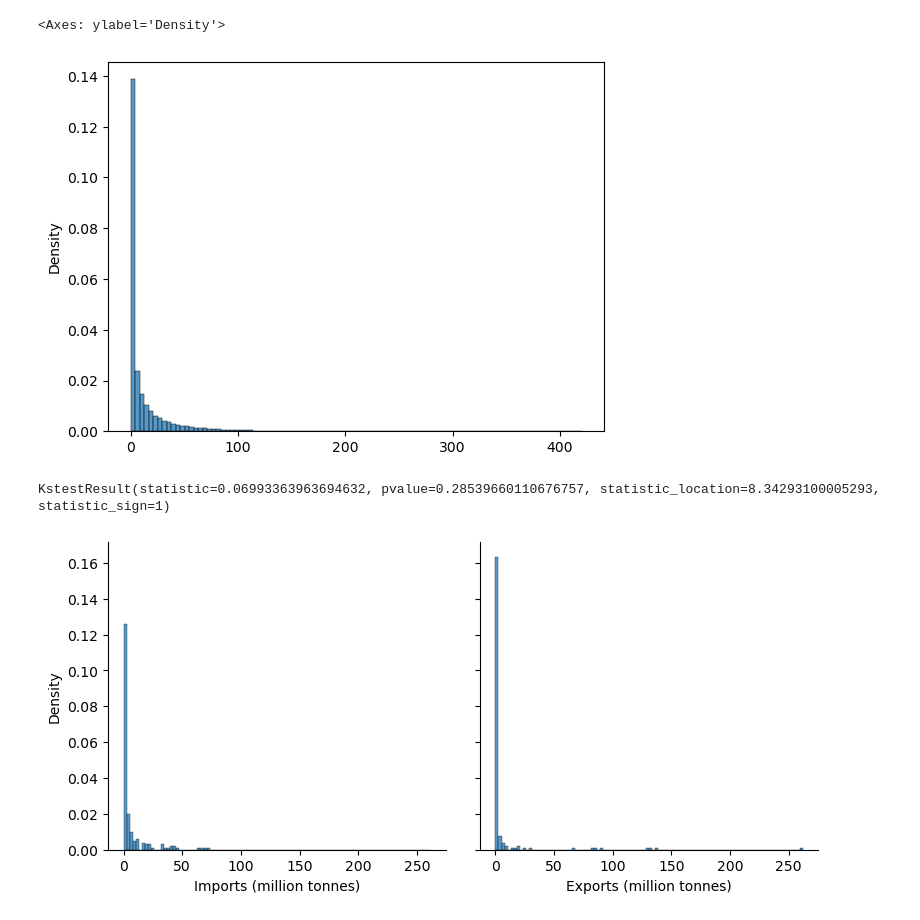
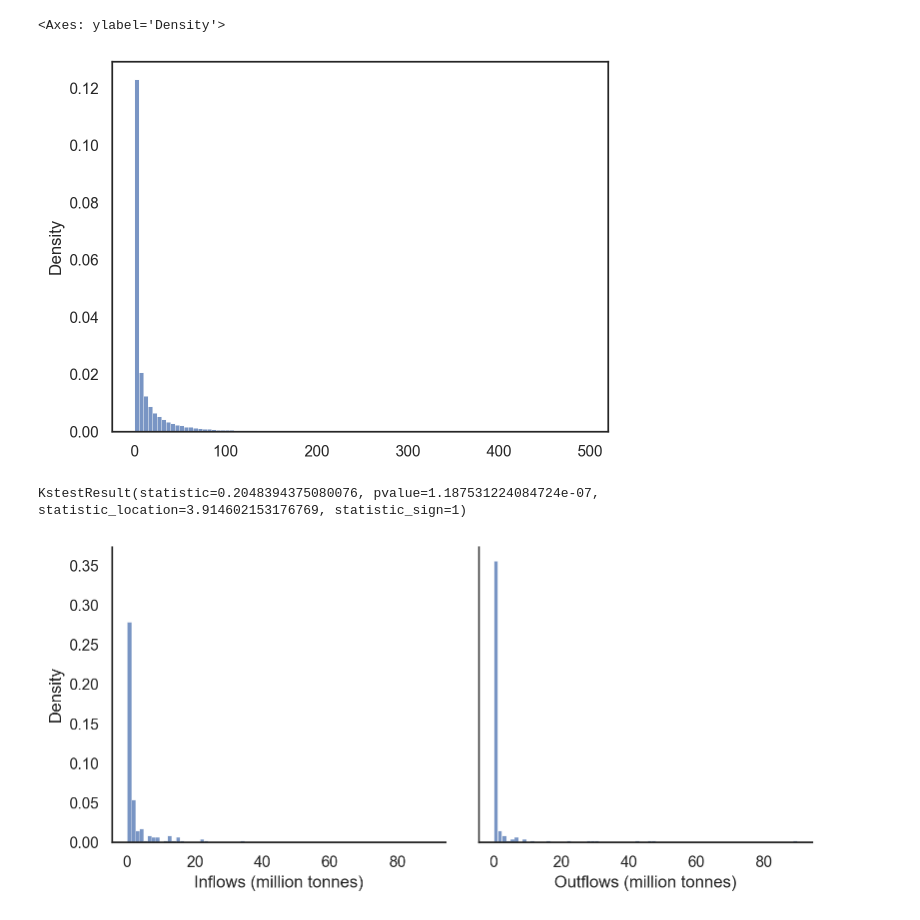
Before and after one commit to shrutijain90/food_trade_networks, a Jupyter notebook: food_trade/flow_prediction/check_distributions.ipynb, the cells around one changed output. Drawn from its saved outputs; the diff is of its cells as text; code cells hidden in the pictures.

Commit message:
re-balancing using all cereal preds and diff algorithm and different figures

```diff
--- a/food_trade/flow_prediction/check_distributions.ipynb
+++ b/food_trade/flow_prediction/check_distributions.ipynb
@@ -13,13 +12,18 @@ from scipy import stats
 from food_trade.demand_supply.balance_trade import get_area_codes, get_prod_matrix, get_trade_matrix, re_export_algo
 import matplotlib.pyplot as plt
 import seaborn as sns
+# %%
+sns.set()
+%config InlineBackend.figure_format = 'retina'
 # %%
-df_country_log_false_thresh_1 = pd.read_parquet('../../data/combined_features/using_supply_mat/df_country_log_false_thresh_1.parquet.gzip')
-df_country_log_true_thresh_1 = pd.read_parquet('../../data/combined_features/using_supply_mat/df_country_log_true_thresh_1.parquet.gzip')
+df_country_log_false_thresh_1 = pd.read_parquet('../../data/combined_features/df_country_log_false_thresh_1.parquet.gzip')
+df_country_log_true_thresh_1 = pd.read_parquet('../../data/combined_features/df_country_log_true_thresh_1.parquet.gzip')
 # %%
 df = df_country_log_false_thresh_1
-trade = df.groupby(['to_iso3']).sum()[['trade']].reset_index().rename(columns={'trade': 'imports', 'to_iso3': 'iso3'}).merge(
-    df.groupby(['from_iso3']).sum()[['trade']].reset_index().rename(columns={'trade': 'exports', 'from_iso3': 'iso3'}), how='outer')
+trade = df.groupby(['to_iso3']).sum()[['supply_cereals_all']].reset_index().rename(
+    columns={'supply_cereals_all': 'imports', 'to_iso3': 'iso3'}).merge(
+    df.groupby(['from_iso3']).sum()[['supply_cereals_all']].reset_index().rename(
+        columns={'supply_cereals_all': 'exports', 'from_iso3': 'iso3'}), how='outer')
 trade = trade.fillna(0)
 # %%
 trade['flows'] = trade['imports'] + trade['exports']
@@ -63,25 +67,28 @@ sample = stats.gamma.rvs(a=0.25, loc=0, scale=50, size=100000)
 sns.histplot(x=sample, stat="density", bins=100)
 # %% [output]
 <Axes: ylabel='Density'>
-[figure, old version]
+[figure, new version]
 # %%
 stats.kstest(trade['flows']/1e6, 'gamma', args=(0.25, 0, 50))
 # %% [output]
-KstestResult(statistic=0.06993363963694632, pvalue=0.28539660110676757, statistic_location=8.34293100005293, statistic_sign=1)
+KstestResult(statistic=0.2048394375080076, pvalue=1.187531224084724e-07, statistic_location=3.914602153176769, statistic_sign=1)
 # %%
 trade = pd.melt(trade, id_vars='iso3', value_vars=['imports', 'exports', 'flows'])
 # %%
 trade['value'] = trade['value'] / 1e6
 # %%
+sns.set_style('white')
 g = sns.displot(
-    trade[trade['variable']!='flows'], x="value", col="variable", bins=100, stat='density', height=4,
+    trade[trade['variable']!='flows'], x="value", col="variable", bins=75,
+    stat='density',
+    height=4,
     col_order=['imports', 'exports'], facet_kws={'sharex': False}
 )
 g.set_titles(col_template="")
-g.axes[0,0].set_xlabel('Imports (million tonnes)')
-g.axes[0,1].set_xlabel('Exports (million tonnes)')
+g.axes[0,0].set_xlabel('Inflows (million tonnes)')
+g.axes[0,1].set_xlabel('Outflows (million tonnes)')
 # g.axes[0,2].set_xlabel('Total Flows (million tonnes)')
 plt.subplots_adjust(wspace = 0.1)
 plt.show()
 # %% [output]
-[figure, old version]
+[figure, new version]
```
Also changed, not shown: parts of 10 cells of this notebook, 1 other file.
